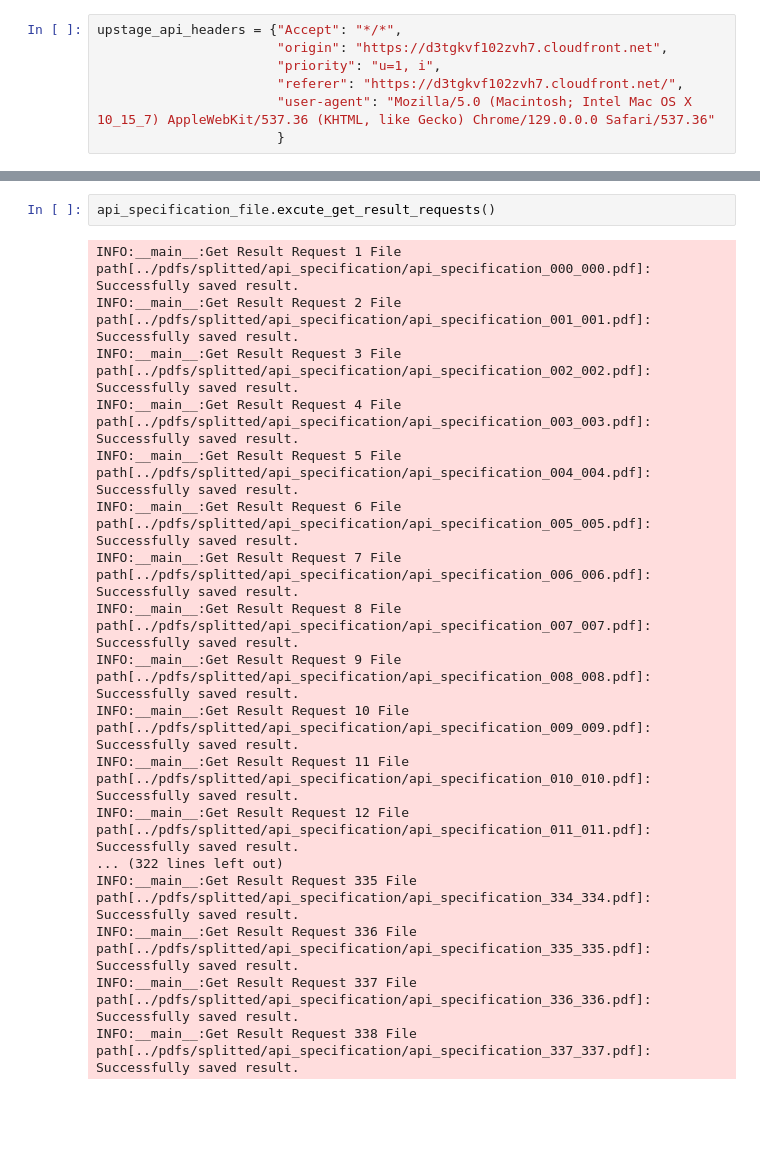
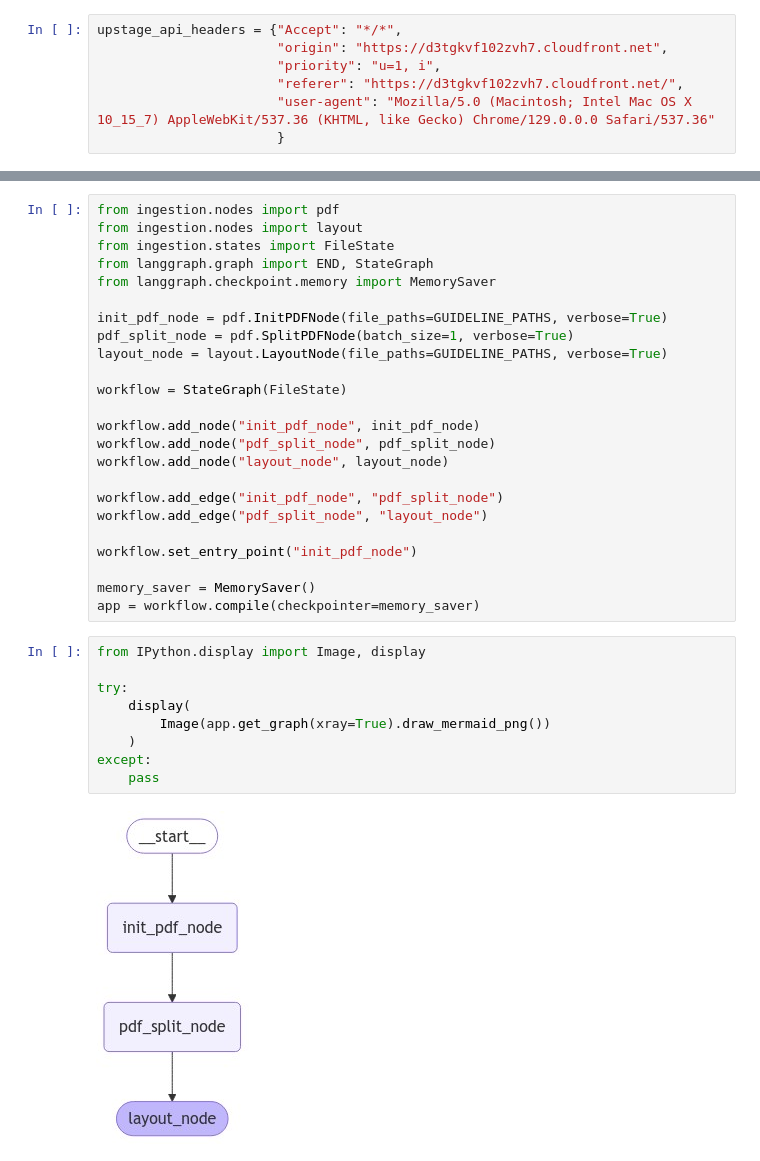
Before and after one commit to gabi-works/rag-agent, a Jupyter notebook: experiments/pdf_preprocessing.ipynb, the cells around one changed output, grey strips where cells are left out. Drawn from its saved outputs; the diff is of its cells as text; blank space fills up the shorter version.

Commit message:
[Refactor] Add langgraph

```diff
--- a/experiments/pdf_preprocessing.ipynb
+++ b/experiments/pdf_preprocessing.ipynb
@@ -250,20 +61,35 @@ INFO:__main__:Request 22 File path[../pdfs/splitted/api_specification/api_specif
-# %%
-api_specification_file.excute_get_result_requests()
-# %% [output]
-INFO:__main__:Get Result Request 1 File path[../pdfs/splitted/api_specification/api_specification_000_000.pdf]: Successfully saved result.
-INFO:__main__:Get Result Request 2 File path[../pdfs/splitted/api_specification/api_specification_001_001.pdf]: Successfully saved result.
-INFO:__main__:Get Result Request 3 File path[../pdfs/splitted/api_specification/api_specification_002_002.pdf]: Successfully saved result.
-INFO:__main__:Get Result Request 4 File path[../pdfs/splitted/api_specification/api_specification_003_003.pdf]: Successfully saved result.
-INFO:__main__:Get Result Request 5 File path[../pdfs/splitted/api_specification/api_specification_004_004.pdf]: Successfully saved result.
-INFO:__main__:Get Result Request 6 File path[../pdfs/splitted/api_specification/api_specification_005_005.pdf]: Successfully saved result.
-INFO:__main__:Get Result Request 7 File path[../pdfs/splitted/api_specification/api_specification_006_006.pdf]: Successfully saved result.
-INFO:__main__:Get Result Request 8 File path[../pdfs/splitted/api_specification/api_specification_007_007.pdf]: Successfully saved result.
-INFO:__main__:Get Result Request 9 File path[../pdfs/splitted/api_specification/api_specification_008_008.pdf]: Successfully saved result.
-INFO:__main__:Get Result Request 10 File path[../pdfs/splitted/api_specification/api_specification_009_009.pdf]: Successfully saved result.
-INFO:__main__:Get Result Request 11 File path[../pdfs/splitted/api_specification/api_specification_010_010.pdf]: Successfully saved result.
-INFO:__main__:Get Result Request 12 File path[../pdfs/splitted/api_specification/api_specification_011_011.pdf]: Successfully saved result.
-... (322 lines left out)
-INFO:__main__:Get Result Request 335 File path[../pdfs/splitted/api_specification/api_specification_334_334.pdf]: Successfully saved result.
-INFO:__main__:Get Result Request 336 File path[../pdfs/splitted/api_specification/api_specification_335_335.pdf]: Successfully saved result.
-INFO:__main__:Get Result Request 337 File path[../pdfs/splitted/api_specification/api_specification_336_336.pdf]: Successfully saved result.
-INFO:__main__:Get Result Request 338 File path[../pdfs/splitted/api_specification/api_specification_337_337.pdf]: Successfully saved result.
+# %%
+from ingestion.nodes import pdf
+from ingestion.nodes import layout
+from ingestion.states import FileState
+from langgraph.graph import END, StateGraph
+from langgraph.checkpoint.memory import MemorySaver
+
+init_pdf_node = pdf.InitPDFNode(file_paths=GUIDELINE_PATHS, verbose=True)
+pdf_split_node = pdf.SplitPDFNode(batch_size=1, verbose=True)
+layout_node = layout.LayoutNode(file_paths=GUIDELINE_PATHS, verbose=True)
+
+workflow = StateGraph(FileState)
+
+workflow.add_node("init_pdf_node", init_pdf_node)
+workflow.add_node("pdf_split_node", pdf_split_node)
+workflow.add_node("layout_node", layout_node)
+
+workflow.add_edge("init_pdf_node", "pdf_split_node")
+workflow.add_edge("pdf_split_node", "layout_node")
+
+workflow.set_entry_point("init_pdf_node")
+
+memory_saver = MemorySaver()
+app = workflow.compile(checkpointer=memory_saver)
+# %%
+from IPython.display import Image, display
+
+try:
+    display(
+        Image(app.get_graph(xray=True).draw_mermaid_png())
+    )
+except:
+    pass
+# %% [output]
+[figure, added]
```
Also changed, not shown: parts of 15 cells of this notebook, 19 other files.
